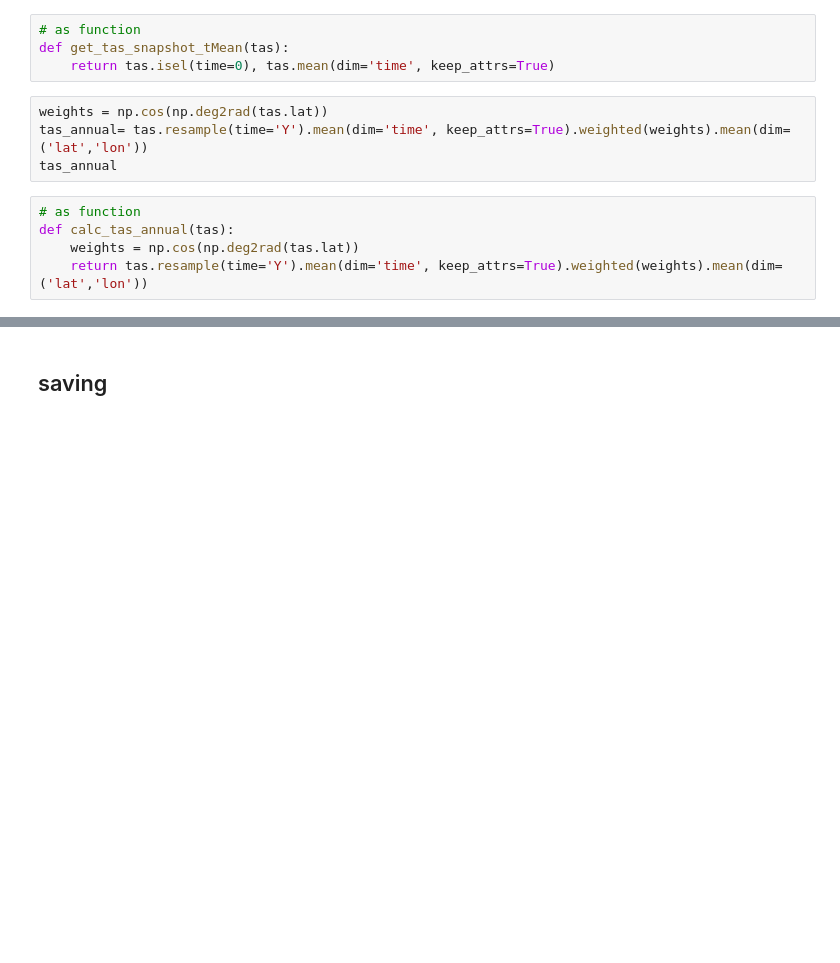
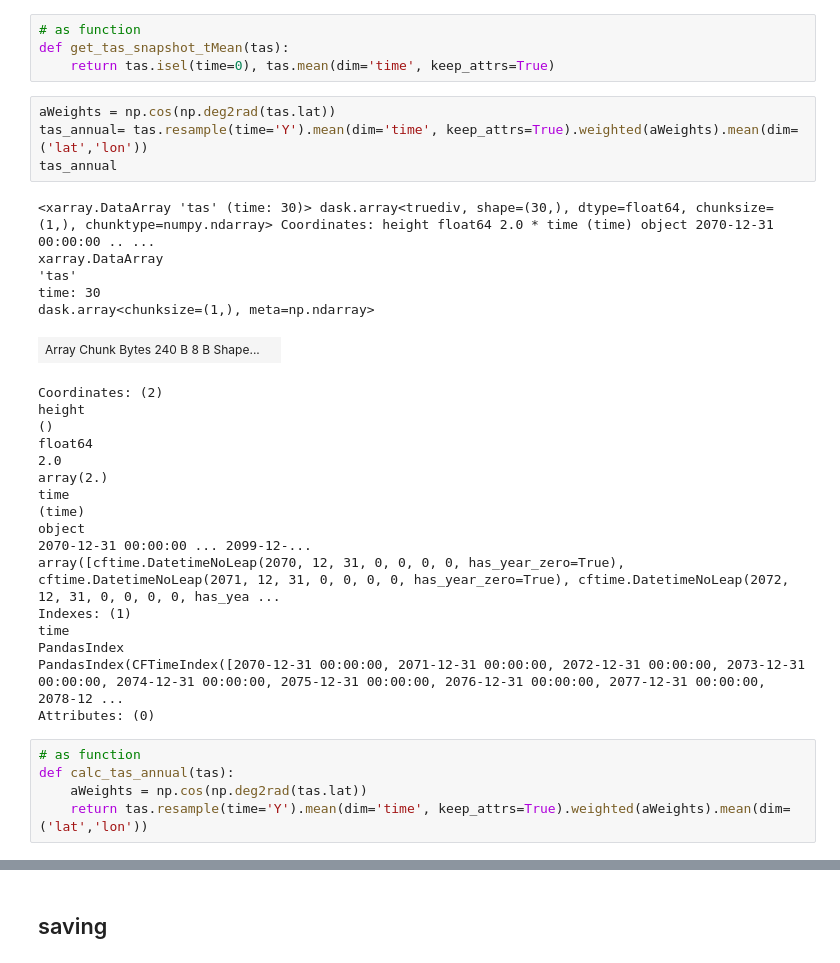
Before and after one commit to PBlackberg/phd, a Jupyter notebook: cmip5_scripts/vars_tas.ipynb, the cells around one changed output, grey strips where cells are left out. Cells and saved outputs as stored; diff of their text form; blank space fills up the shorter version.

```diff
--- a/cmip5_scripts/vars_tas.ipynb
+++ b/cmip5_scripts/vars_tas.ipynb
@@ -108,14 +173,37 @@ myPlots.plot_snapshot(tas.mean(dim='time', keep_attrs=True), 'Reds', 'precipitat
 def get_tas_snapshot_tMean(tas):
     return tas.isel(time=0), tas.mean(dim='time', keep_attrs=True)
 # %%
-weights = np.cos(np.deg2rad(tas.lat))
-tas_annual= tas.resample(time='Y').mean(dim='time', keep_attrs=True).weighted(weights).mean(dim=('lat','lon'))
+aWeights = np.cos(np.deg2rad(tas.lat))
+tas_annual= tas.resample(time='Y').mean(dim='time', keep_attrs=True).weighted(aWeights).mean(dim=('lat','lon'))
 tas_annual
+# %% [output]
+<xarray.DataArray 'tas' (time: 30)> dask.array<truediv, shape=(30,), dtype=float64, chunksize=(1,), chunktype=numpy.ndarray> Coordinates: height float64 2.0 * time (time) object 2070-12-31 00:00:00 .. ...
+xarray.DataArray
+'tas'
+time: 30
+dask.array<chunksize=(1,), meta=np.ndarray>
+| Array Chunk Bytes 240 B 8 B Shape... |  |
+Coordinates: (2)
+height
+()
+float64
+2.0
+array(2.)
+time
+(time)
+object
+2070-12-31 00:00:00 ... 2099-12-...
+array([cftime.DatetimeNoLeap(2070, 12, 31, 0, 0, 0, 0, has_year_zero=True), cftime.DatetimeNoLeap(2071, 12, 31, 0, 0, 0, 0, has_year_zero=True), cftime.DatetimeNoLeap(2072, 12, 31, 0, 0, 0, 0, has_yea ...
+Indexes: (1)
+time
+PandasIndex
+PandasIndex(CFTimeIndex([2070-12-31 00:00:00, 2071-12-31 00:00:00, 2072-12-31 00:00:00, 2073-12-31 00:00:00, 2074-12-31 00:00:00, 2075-12-31 00:00:00, 2076-12-31 00:00:00, 2077-12-31 00:00:00, 2078-12 ...
+Attributes: (0)
 # %%
 # as function
 def calc_tas_annual(tas):
-    weights = np.cos(np.deg2rad(tas.lat))
-    return tas.resample(time='Y').mean(dim='time', keep_attrs=True).weighted(weights).mean(dim=('lat','lon'))
+    aWeights = np.cos(np.deg2rad(tas.lat))
+    return tas.resample(time='Y').mean(dim='time', keep_attrs=True).weighted(aWeights).mean(dim=('lat','lon'))
 # %%
 f, ax = plt.subplots(figsize=(15, 5))
 
```
Also changed, not shown: parts of 7 cells of this notebook, 12 other files.
